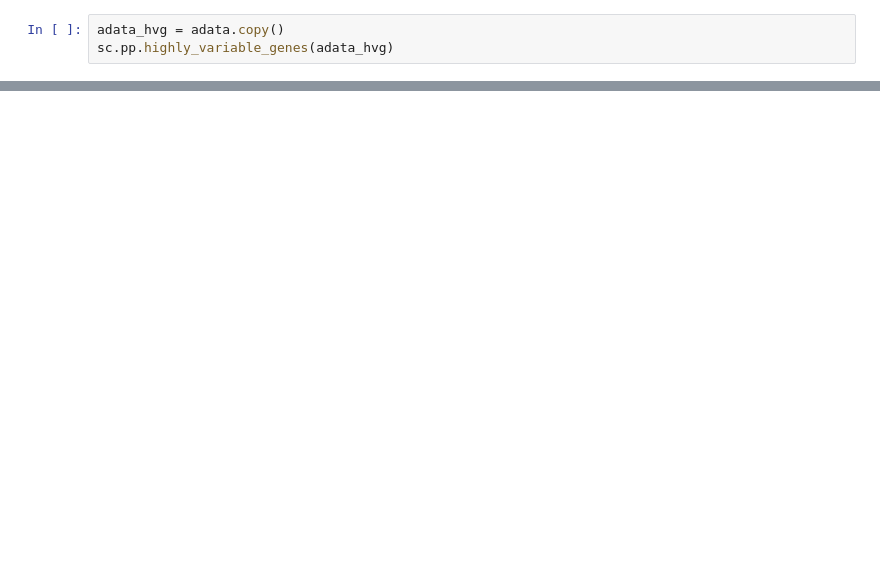
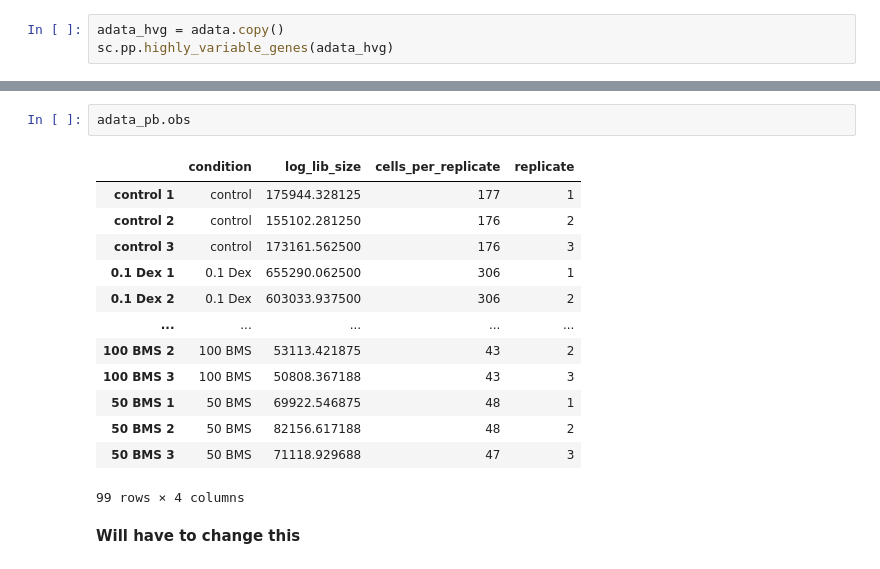
Before and after one commit to alexjimenez99/sc-RNAseq-embryos, a Jupyter notebook: DGE_scRNA.ipynb, the cells around one changed output, grey strips where cells are left out. Drawn from its saved outputs; the diff is of its cells as text; blank space fills up the shorter version.

```diff
--- a/DGE_scRNA.ipynb
+++ b/DGE_scRNA.ipynb
@@ -205,0 +211,18 @@ sc.pp.highly_variable_genes(adata_hvg)
+# %%
+adata_pb.obs
+# %% [output]
+|  | condition | log_lib_size | cells_per_replicate | replicate |
+| control 1 | control | 175944.328125 | 177 | 1 |
+| control 2 | control | 155102.281250 | 176 | 2 |
+| control 3 | control | 173161.562500 | 176 | 3 |
+| 0.1 Dex 1 | 0.1 Dex | 655290.062500 | 306 | 1 |
+| 0.1 Dex 2 | 0.1 Dex | 603033.937500 | 306 | 2 |
+| ... | ... | ... | ... | ... |
+| 100 BMS 2 | 100 BMS | 53113.421875 | 43 | 2 |
+| 100 BMS 3 | 100 BMS | 50808.367188 | 43 | 3 |
+| 50 BMS 1 | 50 BMS | 69922.546875 | 48 | 1 |
+| 50 BMS 2 | 50 BMS | 82156.617188 | 48 | 2 |
+| 50 BMS 3 | 50 BMS | 71118.929688 | 47 | 3 |
+99 rows × 4 columns
+# %% [markdown]
+**Will have to change this**
```
Also changed, not shown: parts of 27 cells of this notebook.
